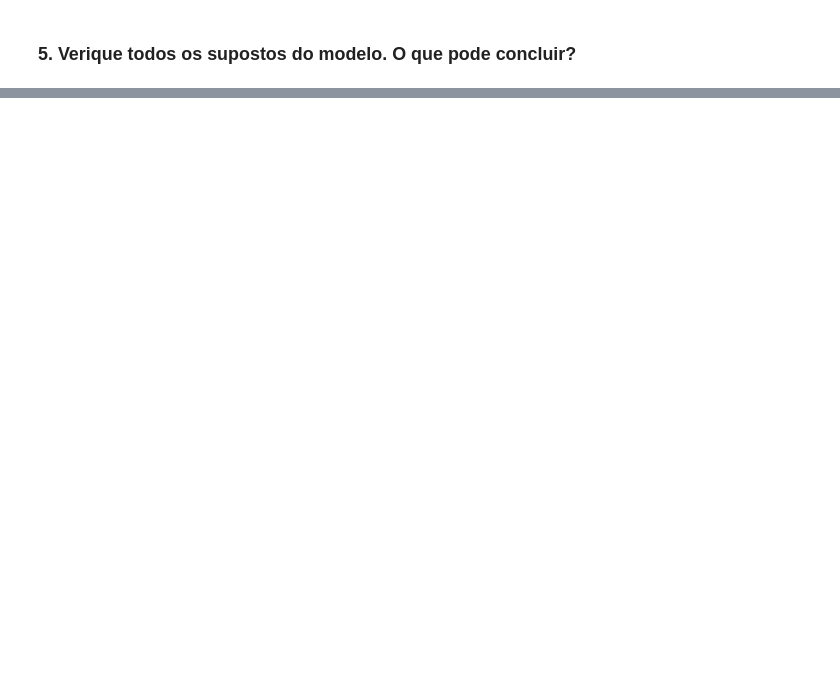
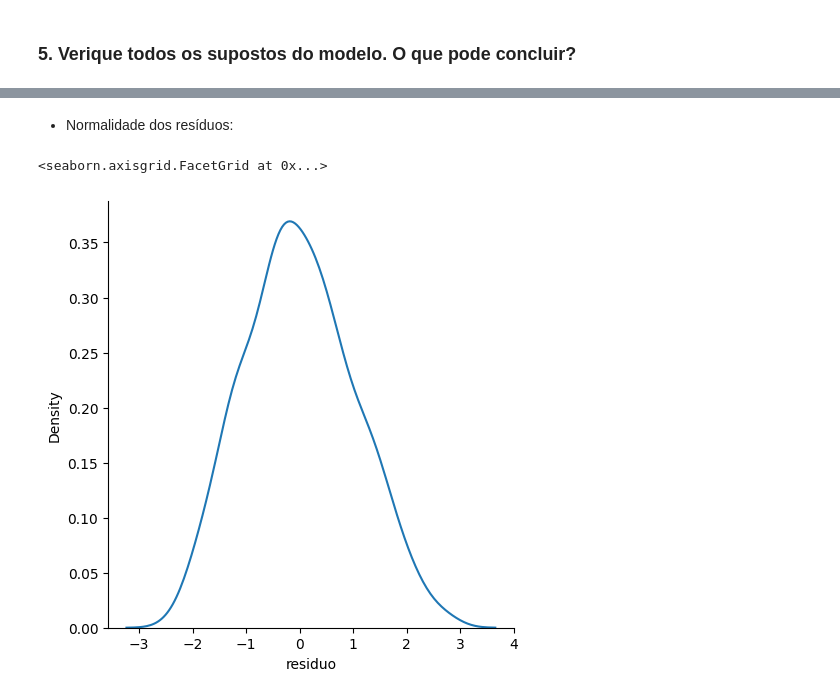
Before and after one commit to Vieirbat/analise-regressao, a Jupyter notebook: p1.ipynb, the cells around one changed output, grey strips where cells are left out. Saved outputs shown, nothing was run; the diff lists cells and outputs as text; code cells hidden in the pictures; blank space fills up the shorter version.

```diff
--- a/p1.ipynb
+++ b/p1.ipynb
@@ -464,0 +570,7 @@ Notes:
+# %% [markdown]
+- Normalidade dos resíduos:
+# %%
+sb.displot(data=dados_residuos.residuo, kind='kde')
+# %% [output]
+<seaborn.axisgrid.FacetGrid at 0x...>
+[figure, added]
```
Also changed, not shown: parts of 36 cells of this notebook, 4 other files.
